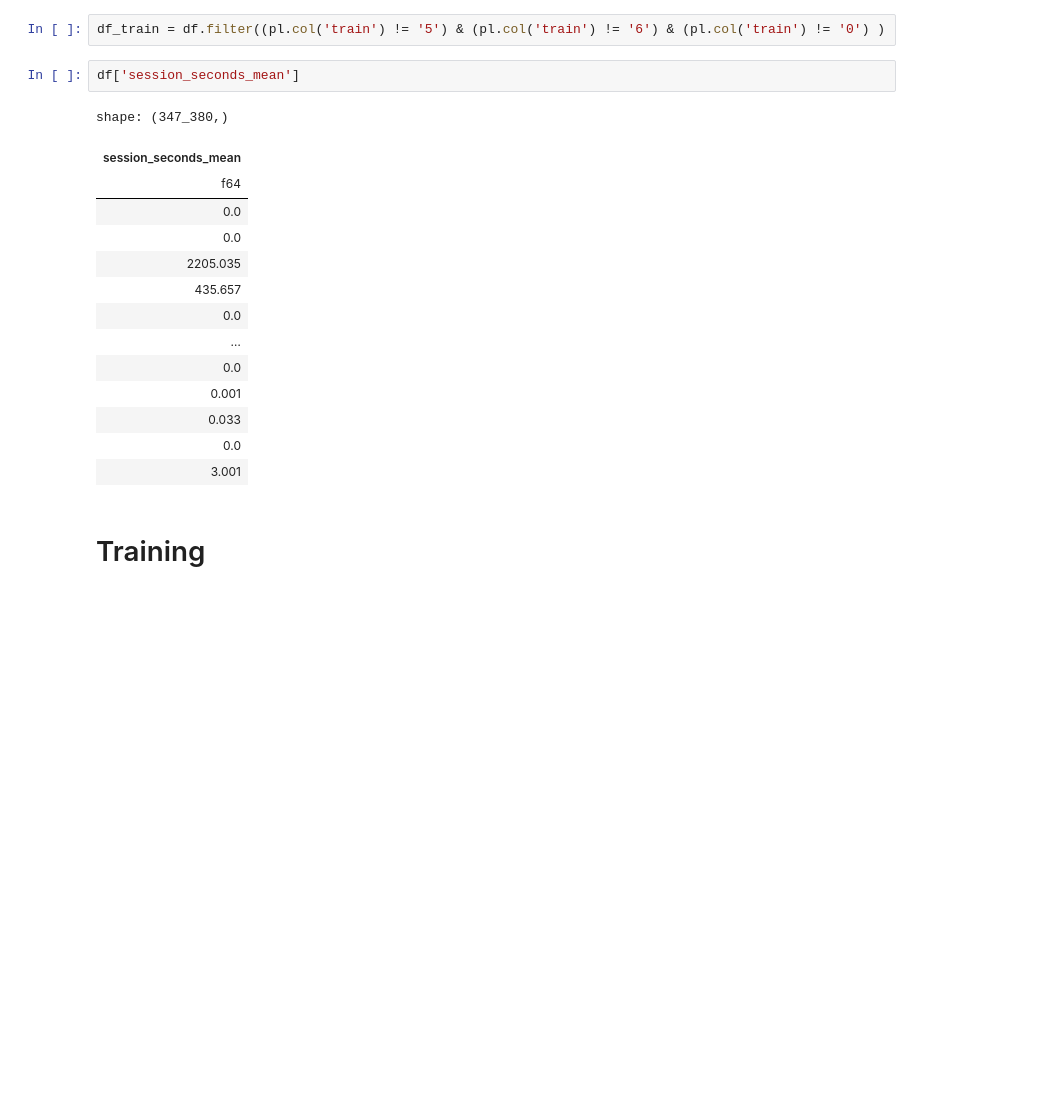
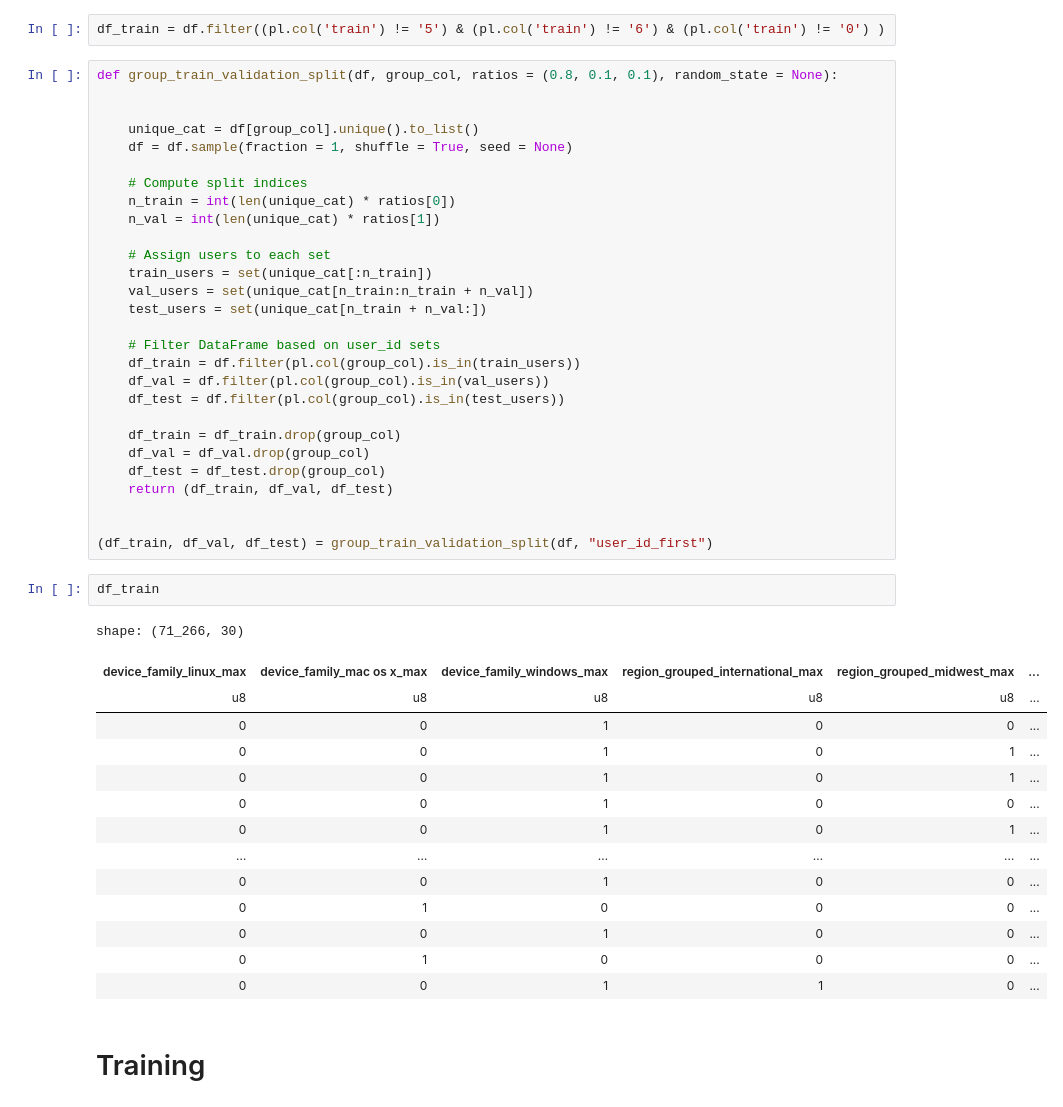
Before and after one commit to ntung110/cxc2025-federato, a Jupyter notebook: FederatoChallenge/submission/train_time_usage_model.ipynb, the cells around one changed output. Cells and saved outputs as stored; diff of their text form; blank space fills up the shorter version.

```diff
--- a/FederatoChallenge/submission/train_time_usage_model.ipynb
+++ b/FederatoChallenge/submission/train_time_usage_model.ipynb
@@ -85,23 +407,51 @@ df_test = df.filter((pl.col('train') == '5') | (pl.col('train') == '6'))
 df_val = df.filter((pl.col('train') == "0") )
 # %%
 df_train = df.filter((pl.col('train') != '5') & (pl.col('train') != '6') & (pl.col('train') != '0') )
-# %%
-df['session_seconds_mean']
-# %% [output]
-shape: (347_380,)
-| session_seconds_mean |
-| f64 |
-| 0.0 |
-| 0.0 |
-| 2205.035 |
-| 435.657 |
-| 0.0 |
-| … |
-| 0.0 |
-| 0.001 |
-| 0.033 |
-| 0.0 |
-| 3.001 |
+# %%
+def group_train_validation_split(df, group_col, ratios = (0.8, 0.1, 0.1), random_state = None):
+
+
+    unique_cat = df[group_col].unique().to_list()
+    df = df.sample(fraction = 1, shuffle = True, seed = None)
+
+    # Compute split indices
+    n_train = int(len(unique_cat) * ratios[0])
+    n_val = int(len(unique_cat) * ratios[1])
+
+    # Assign users to each set
+    train_users = set(unique_cat[:n_train])
+    val_users = set(unique_cat[n_train:n_train + n_val])
+    test_users = set(unique_cat[n_train + n_val:])
+
+    # Filter DataFrame based on user_id sets
+    df_train = df.filter(pl.col(group_col).is_in(train_users))
+    df_val = df.filter(pl.col(group_col).is_in(val_users))
+    df_test = df.filter(pl.col(group_col).is_in(test_users))
+
+    df_train = df_train.drop(group_col)
+    df_val = df_val.drop(group_col)
+    df_test = df_test.drop(group_col)
+    return (df_train, df_val, df_test)
+
+
+(df_train, df_val, df_test) = group_train_validation_split(df, "user_id_first")
+# %%
+df_train
+# %% [output]
+shape: (71_266, 30)
+| device_family_linux_max | device_family_mac os x_max | device_family_windows_max | region_grouped_international_max | region_grouped_midwest_max | ... |
+| u8 | u8 | u8 | u8 | u8 | ... |
+| 0 | 0 | 1 | 0 | 0 | ... |
+| 0 | 0 | 1 | 0 | 1 | ... |
+| 0 | 0 | 1 | 0 | 1 | ... |
+| 0 | 0 | 1 | 0 | 0 | ... |
+| 0 | 0 | 1 | 0 | 1 | ... |
+| … | … | … | … | … | ... |
+| 0 | 0 | 1 | 0 | 0 | ... |
+| 0 | 1 | 0 | 0 | 0 | ... |
+| 0 | 0 | 1 | 0 | 0 | ... |
+| 0 | 1 | 0 | 0 | 0 | ... |
+| 0 | 0 | 1 | 1 | 0 | ... |
 # %% [markdown]
 # Training
 # %% [markdown]
```
Also changed, not shown: parts of 14 cells of this notebook.
